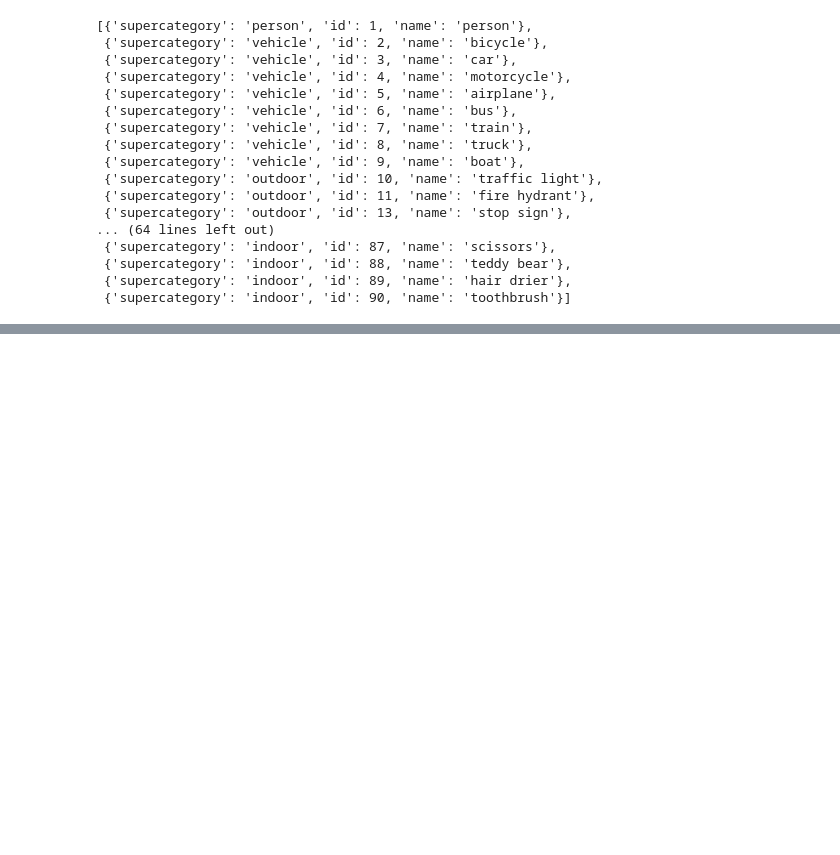
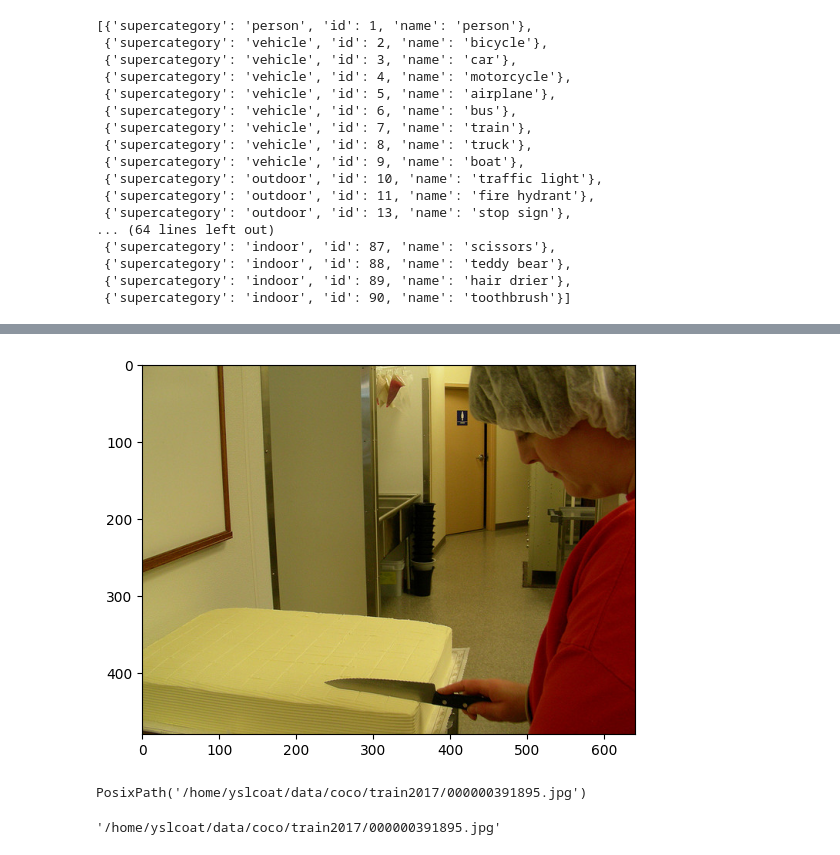
Before and after one commit to yslcoat/pytorch-training-toolbox, a Jupyter notebook: notebooks/coco_notebook.ipynb, the cells around one changed output, grey strips where cells are left out. Saved outputs shown, nothing was run; the diff lists cells and outputs as text; code cells hidden in the pictures; blank space fills up the shorter version.

```diff
--- a/notebooks/coco_notebook.ipynb
+++ b/notebooks/coco_notebook.ipynb
@@ -58,0 +74,14 @@ train_annotation['categories']
+# %%
+img = mpimg.imread(image_paths[1])
+imgplot = plt.imshow(img)
+plt.show()
+# %% [output]
+[figure, added]
+# %%
+image_paths[0]
+# %% [output]
+PosixPath('/home/yslcoat/data/coco/train2017/000000391895.jpg')
+# %%
+str(image_paths[0])
+# %% [output]
+'/home/yslcoat/data/coco/train2017/000000391895.jpg'
```
Also changed, not shown: parts of 9 cells of this notebook, 4 other files.
